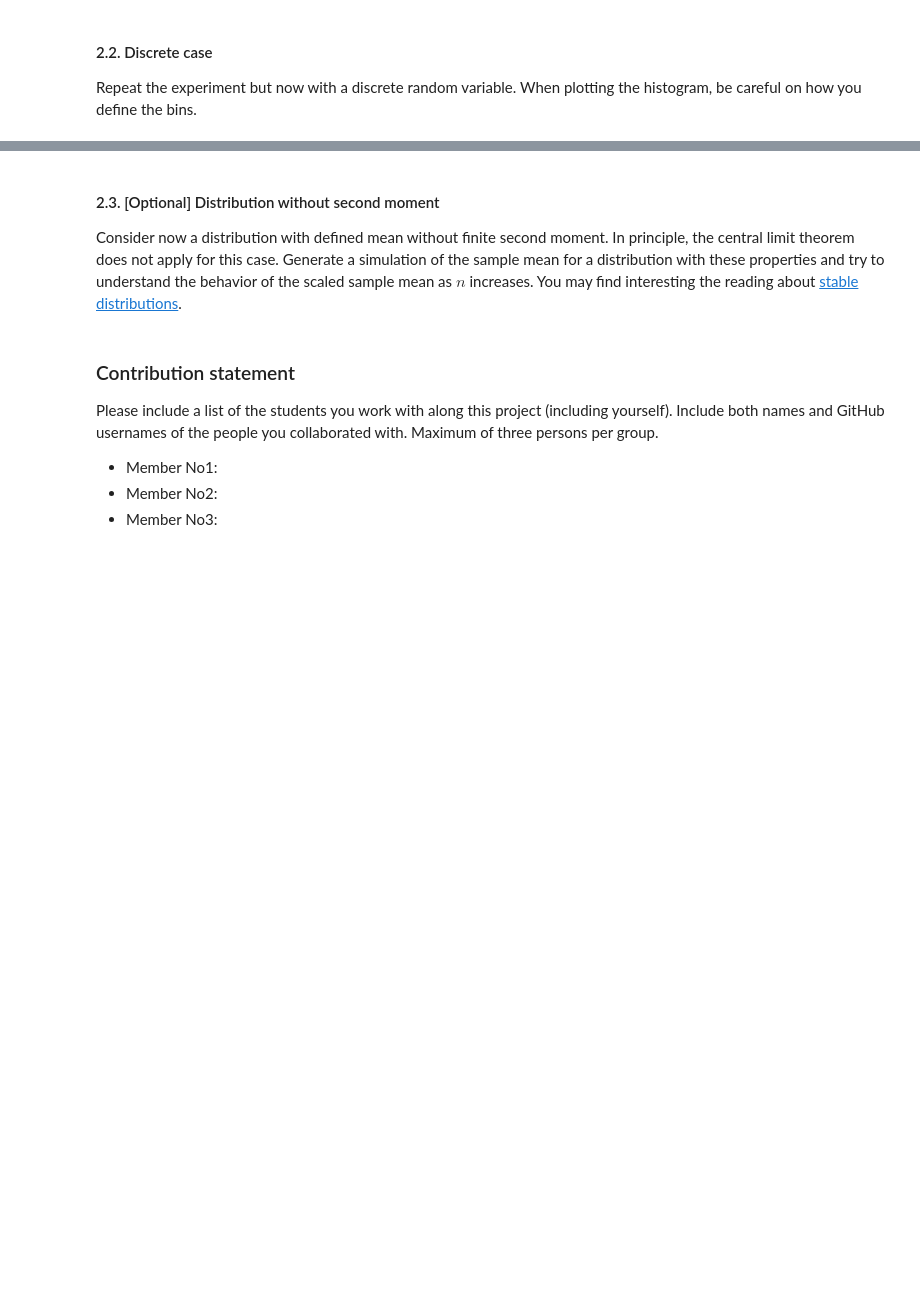
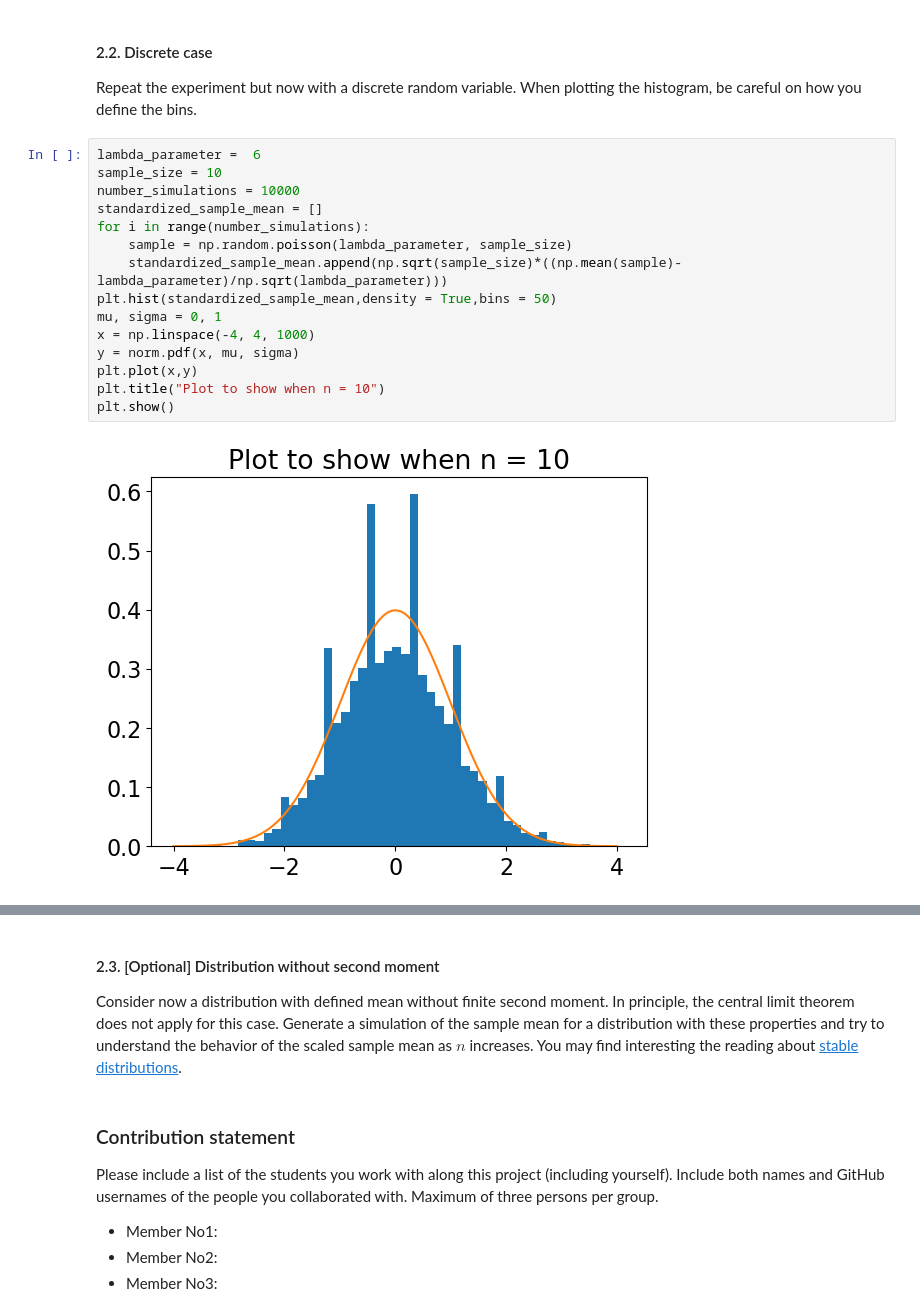
Before and after one commit to UCB-stat-201a-fall23/project02-PhudishTam, a Jupyter notebook: Project02-Concentration.ipynb, the cells around one changed output, grey strips where cells are left out. Saved outputs shown, nothing was run; the diff lists cells and outputs as text; blank space fills up the shorter version.

```diff
--- a/Project02-Concentration.ipynb
+++ b/Project02-Concentration.ipynb
@@ -213,6 +218,23 @@ plt.show()
 #### 2.2. Discrete case
 
 Repeat the experiment but now with a discrete random variable. When plotting the histogram, be careful on how you define the bins.
+# %%
+lambda_parameter =  6
+sample_size = 10
+number_simulations = 10000
+standardized_sample_mean = []
+for i in range(number_simulations):
+    sample = np.random.poisson(lambda_parameter, sample_size)
+    standardized_sample_mean.append(np.sqrt(sample_size)*((np.mean(sample)-lambda_parameter)/np.sqrt(lambda_parameter)))
+plt.hist(standardized_sample_mean,density = True,bins = 50)
+mu, sigma = 0, 1
+x = np.linspace(-4, 4, 1000)
+y = norm.pdf(x, mu, sigma)
+plt.plot(x,y)
+plt.title("Plot to show when n = 10")
+plt.show()
+# %% [output]
+[figure, added]
 # %%
 lambda_parameter =  6
 sample_size = 1000
```
Also changed, not shown: parts of 9 cells of this notebook.
